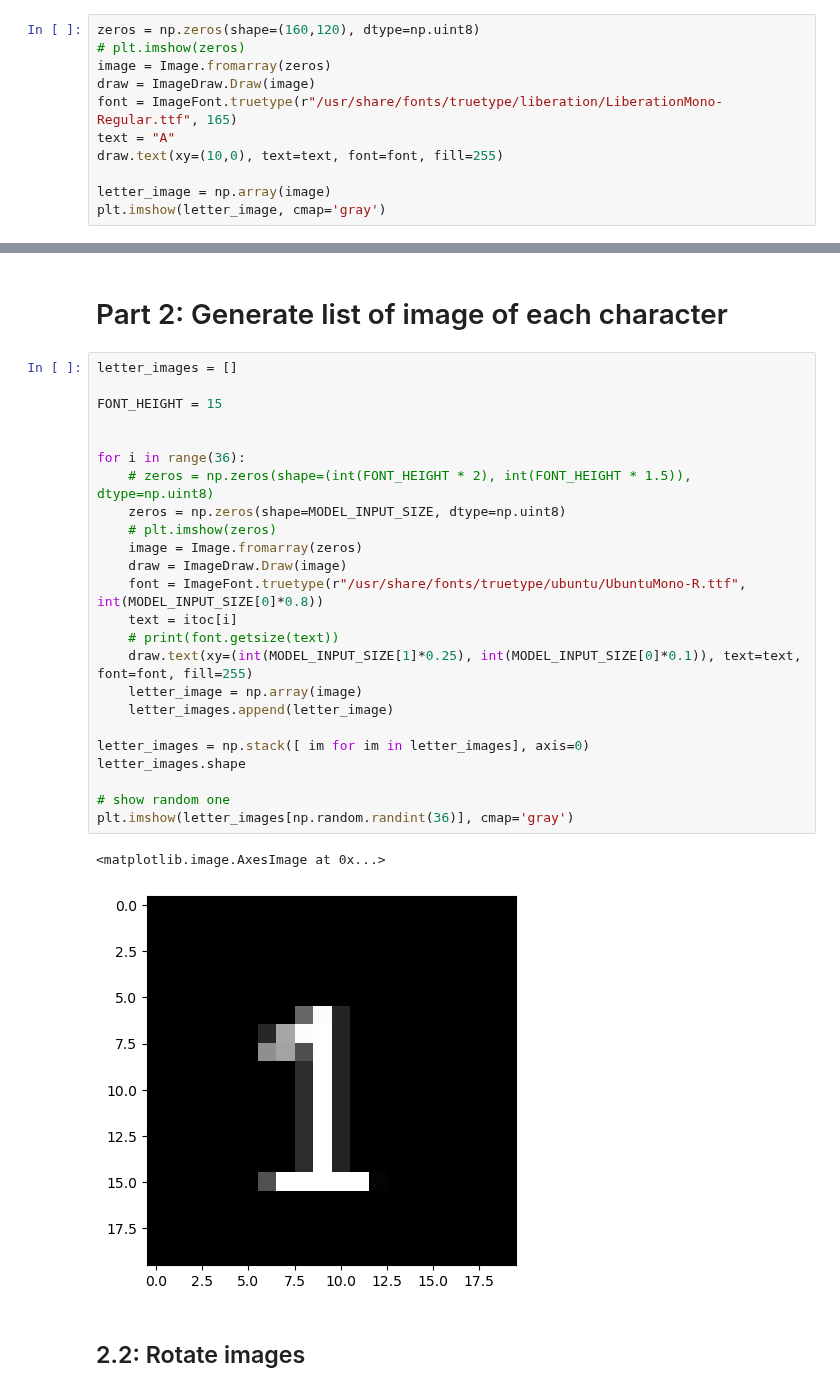
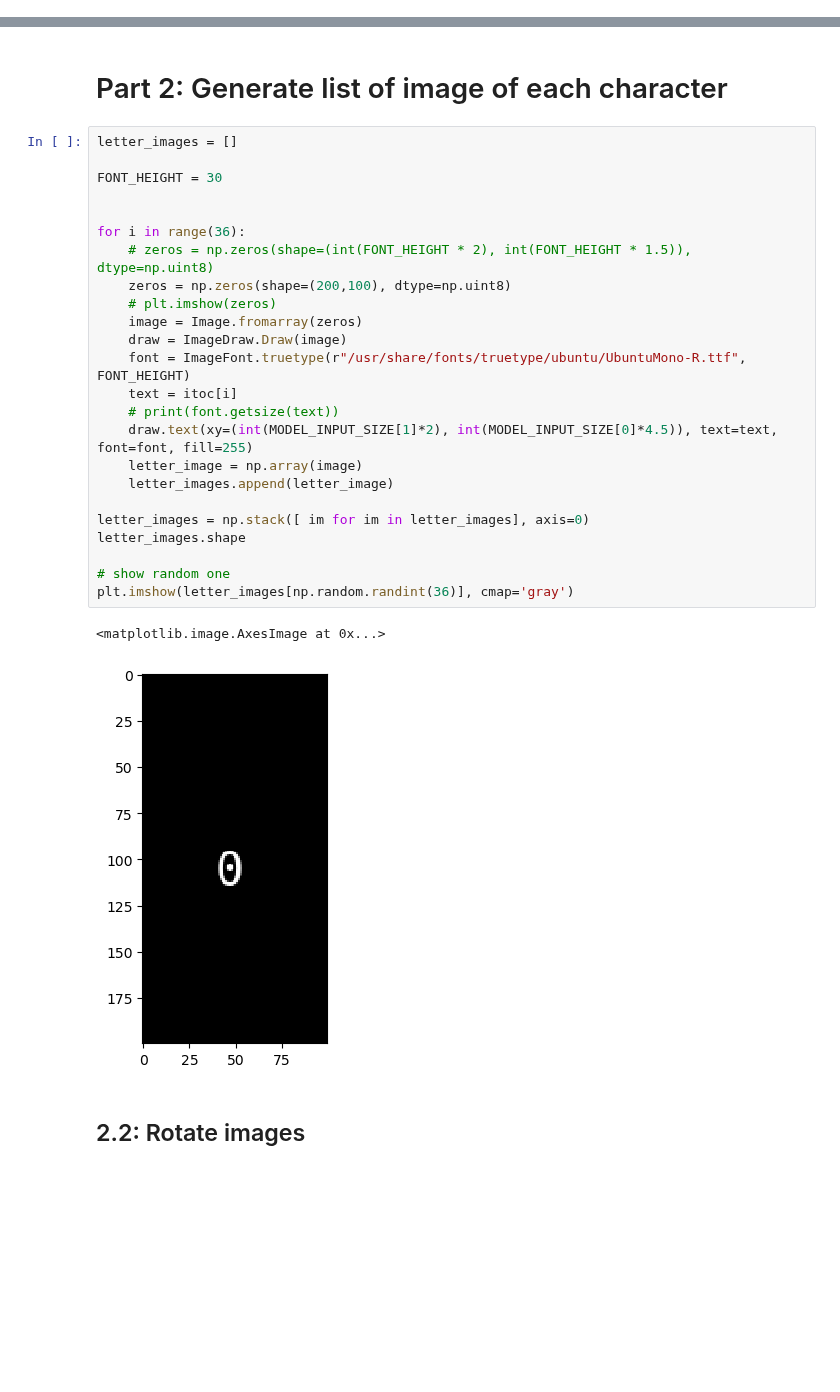
Before and after one commit to 1mackenziekyle/enph353_controller_pkg, a Jupyter notebook: src/generate_letters.ipynb, the cells around one changed output, grey strips where cells are left out. Cells and saved outputs as stored; diff of their text form; blank space fills up the shorter version.

```diff
--- a/src/generate_letters.ipynb
+++ b/src/generate_letters.ipynb
@@ -23,14 +24,3 @@ MODEL_INPUT_SIZE = (20, 20)
 LOAD_MODEL = False
 # %% [markdown]
 # Part 1: Test generating single letter
-# %%
-zeros = np.zeros(shape=(160,120), dtype=np.uint8)
-# plt.imshow(zeros)
-image = Image.fromarray(zeros)
-draw = ImageDraw.Draw(image)
-font = ImageFont.truetype(r"/usr/share/fonts/truetype/liberation/LiberationMono-Regular.ttf", 165)
-text = "A"
-draw.text(xy=(10,0), text=text, font=font, fill=255)
-
-letter_image = np.array(image)
-plt.imshow(letter_image, cmap='gray')
@@ -51,30 +36,30 @@ print(ctoi)
 # %%
 letter_images = []
 
-FONT_HEIGHT = 15
+FONT_HEIGHT = 30
 
 
 for i in range(36):
     # zeros = np.zeros(shape=(int(FONT_HEIGHT * 2), int(FONT_HEIGHT * 1.5)), dtype=np.uint8)
-    zeros = np.zeros(shape=MODEL_INPUT_SIZE, dtype=np.uint8)
+    zeros = np.zeros(shape=(200,100), dtype=np.uint8)
     # plt.imshow(zeros)
     image = Image.fromarray(zeros)
     draw = ImageDraw.Draw(image)
-    font = ImageFont.truetype(r"/usr/share/fonts/truetype/ubuntu/UbuntuMono-R.ttf", int(MODEL_INPUT_SIZE[0]*0.8))
+    font = ImageFont.truetype(r"/usr/share/fonts/truetype/ubuntu/UbuntuMono-R.ttf", FONT_HEIGHT)
     text = itoc[i]
     # print(font.getsize(text))
-    draw.text(xy=(int(MODEL_INPUT_SIZE[1]*0.25), int(MODEL_INPUT_SIZE[0]*0.1)), text=text, font=font, fill=255)
+    draw.text(xy=(int(MODEL_INPUT_SIZE[1]*2), int(MODEL_INPUT_SIZE[0]*4.5)), text=text, font=font, fill=255)
     letter_image = np.array(image)
     letter_images.append(letter_image)
 
 letter_images = np.stack([ im for im in letter_images], axis=0)
 letter_images.shape
 
 # show random one
 plt.imshow(letter_images[np.random.randint(36)], cmap='gray')
 # %% [output]
 <matplotlib.image.AxesImage at 0x...>
-[figure, old version]
+[figure, new version]
 # %% [markdown]
 ## 2.2: Rotate images
 # %%
```
Also changed, not shown: parts of 25 cells of this notebook, 3 other files.
